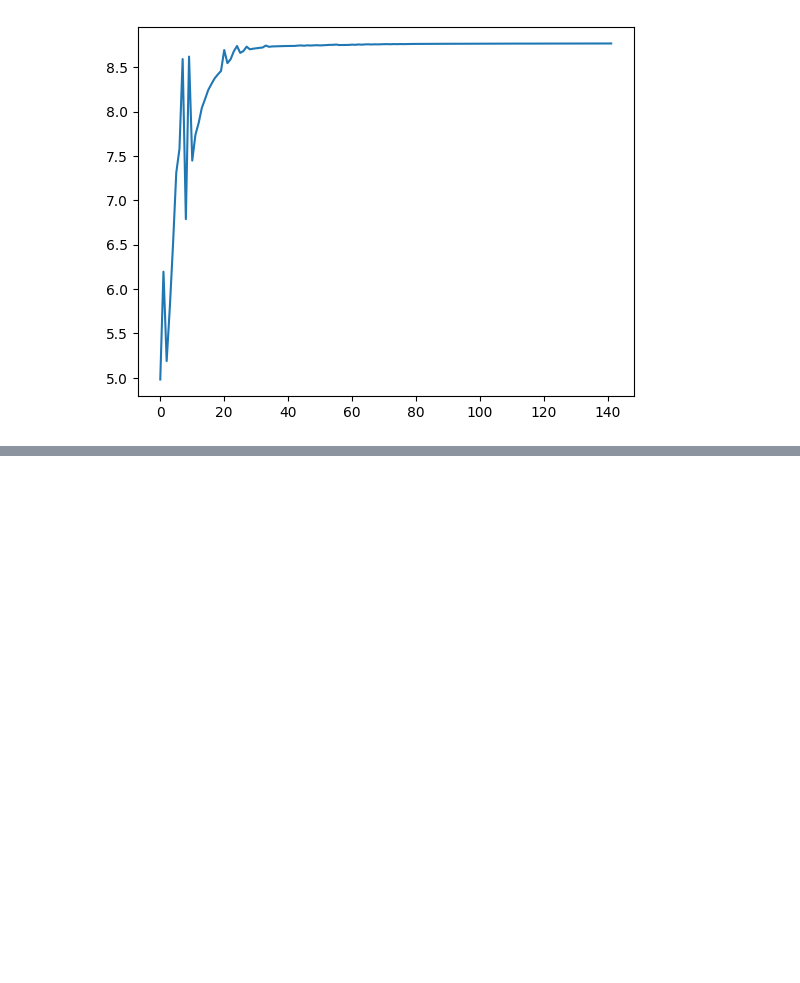
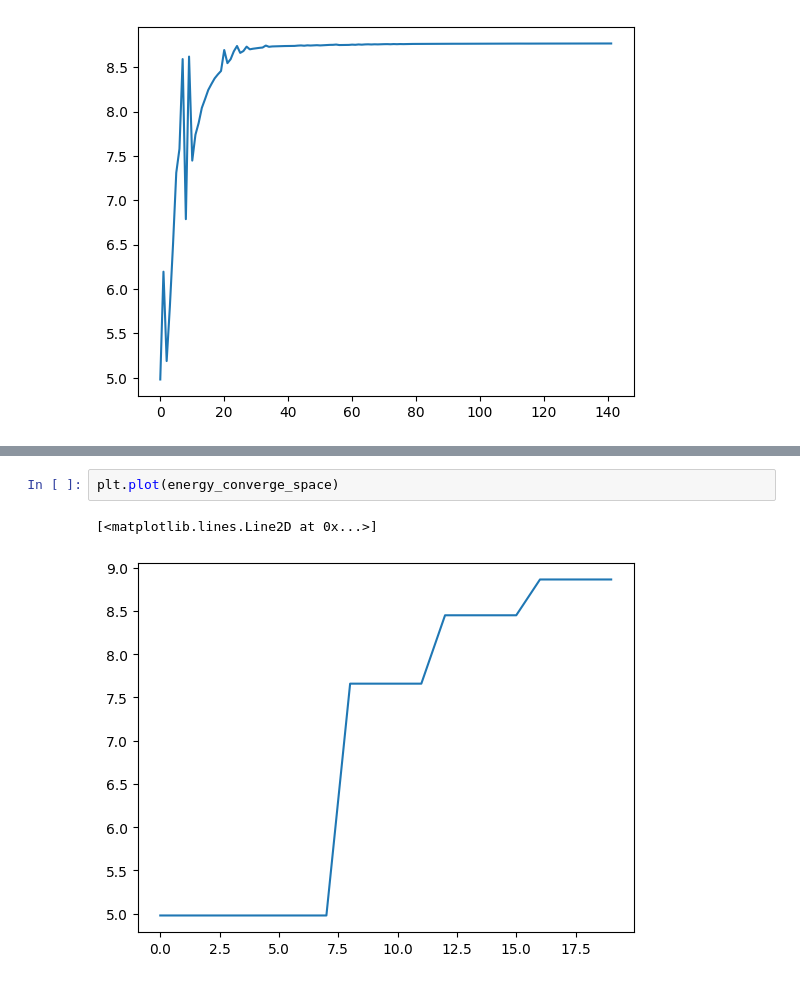
Before and after one commit to justinmiller33/3dasm_project, a Jupyter notebook: Optimization.ipynb, the cells around one changed output, grey strips where cells are left out. Drawn from its saved outputs; the diff is of its cells as text; blank space fills up the shorter version.

```diff
--- a/Optimization.ipynb
+++ b/Optimization.ipynb
@@ -480,0 +639,5 @@ plt.plot(energy_converge_space)
+# %%
+plt.plot(energy_converge_space)
+# %% [output]
+[<matplotlib.lines.Line2D at 0x...>]
+[figure, added]
```
Also changed, not shown: parts of 5 cells of this notebook.
